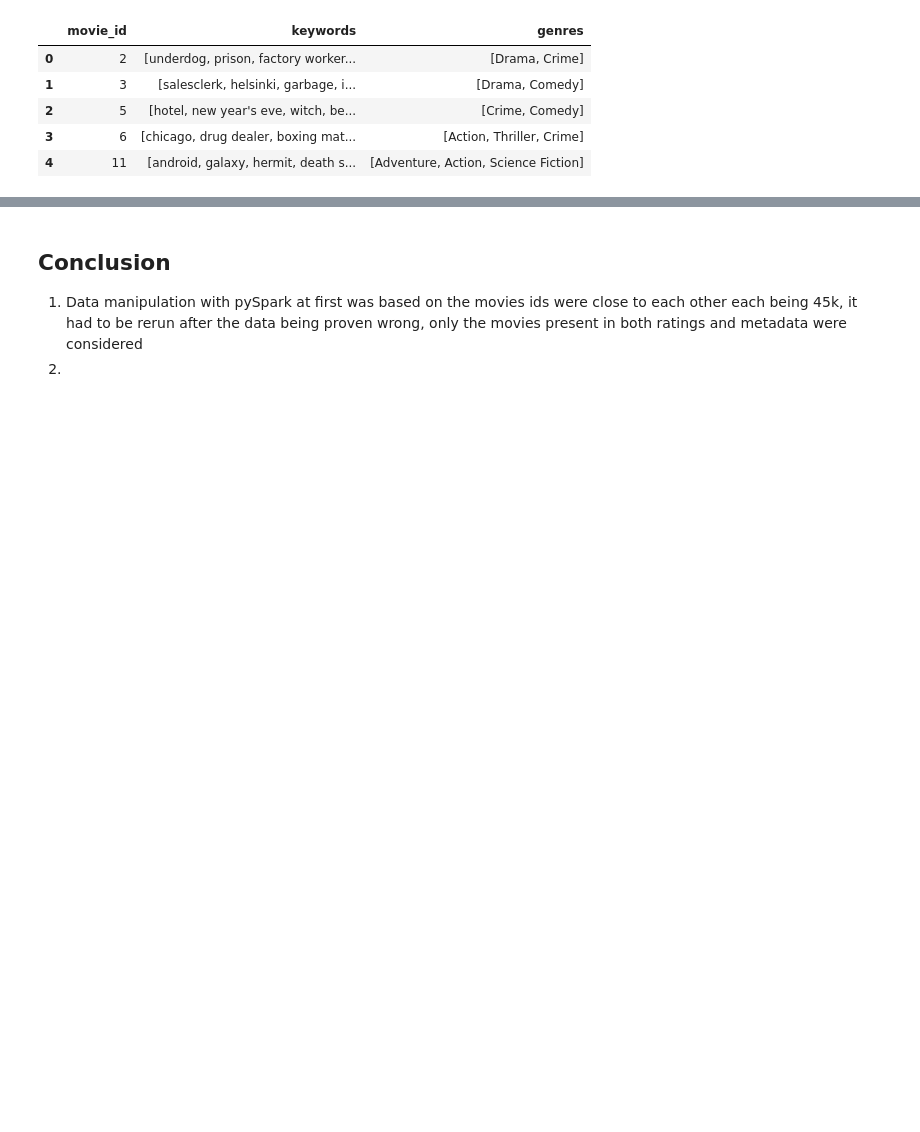
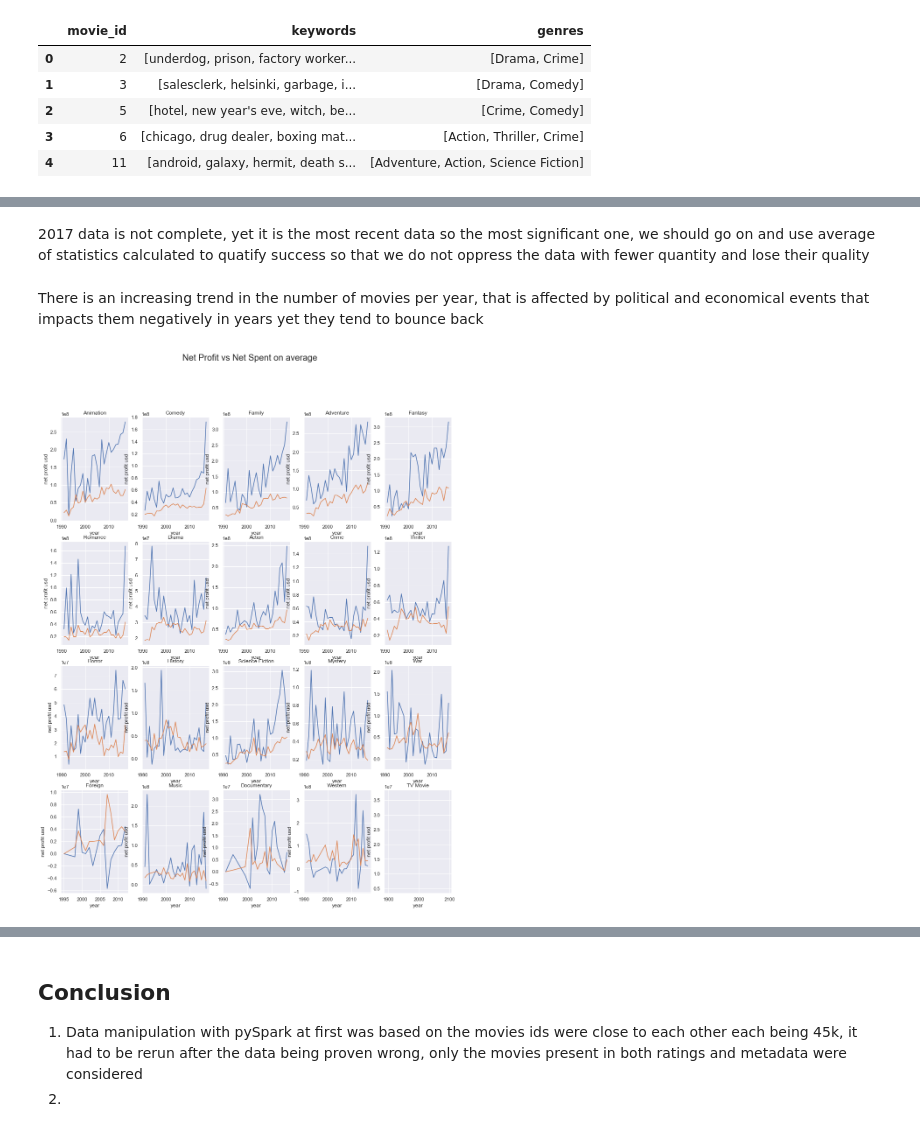
Before and after one commit to mohsayed27/TMDbAnalysis, a Jupyter notebook: TMDbAnalaysis.ipynb, the cells around one changed output, grey strips where cells are left out. Saved outputs shown, nothing was run; the diff lists cells and outputs as text; code cells hidden in the pictures; blank space fills up the shorter version.

```diff
--- a/TMDbAnalaysis.ipynb
+++ b/TMDbAnalaysis.ipynb
@@ -919,0 +1405,4 @@ movies_gp.head()
+# %%
+trend_agg = movies.groupby(['release_year', 'genre'], as_index= False) \
+    .agg({'budget': ['count', 'sum', 'mean'], 'revenue': ['sum', 'mean'], \
+        'vote_average': ['mean'], 'popularity': ['mean'], 'profit': ['sum', 'mean']})
@@ -919,0 +1517,2 @@ movies_gp.head()
+# %%
+trend_agg = trend_agg[trend_agg.release_year > 1990]
@@ -919,0 +1525,6 @@ movies_gp.head()
+# %%
+# refining grouped data
+trend_agg.columns = trend_agg.columns.to_flat_index()
+trend_agg.columns = ['release_year', 'genre', 'num_movies',\
+    'budget_total', 'budget_average', 'revenue_total', 'revenue_average',\
+    'vote_average', 'popularity_average', 'profit_total', 'profit_average']
@@ -919,0 +1540,22 @@ movies_gp.head()
+# %% [markdown]
+2017 data is not complete, yet it is the most recent data so the most significant one, we should go on and use average of statistics calculated to quatify success so that we do not oppress the data with fewer quantity and lose their quality
+# %% [markdown]
+There is an increasing trend in the number of movies per year, that is affected by political and economical events that impacts them negatively in years yet they tend to bounce back
+# %%
+#define plotting region (4 rows, 5 columns)
+fig, axes = plt.subplots(4, 5, figsize= (16,20))
+
+plt.suptitle('Net Profit vs Net Spent on average', fontsize= 20)
+
+genres_names = list(genres.genre.unique())
+for i in range(4):
+    for j in range(5):
+        g = genres_names[5*i + j]
+        df = trend_agg[trend_agg.genre == g]
+        axes[i, j].set_xlabel('year')
+        axes[i, j].set_ylabel('net profit usd')
+        axes[i, j].set_title(g)
+        sns.lineplot(x= df.release_year, y= df.profit_average, ax= axes[i,j]);
+        sns.lineplot(x= df.release_year, y= df.budget_average, ax= axes[i,j]);
+# %% [output]
+[figure, added]
```
Also changed, not shown: parts of 93 cells of this notebook.
